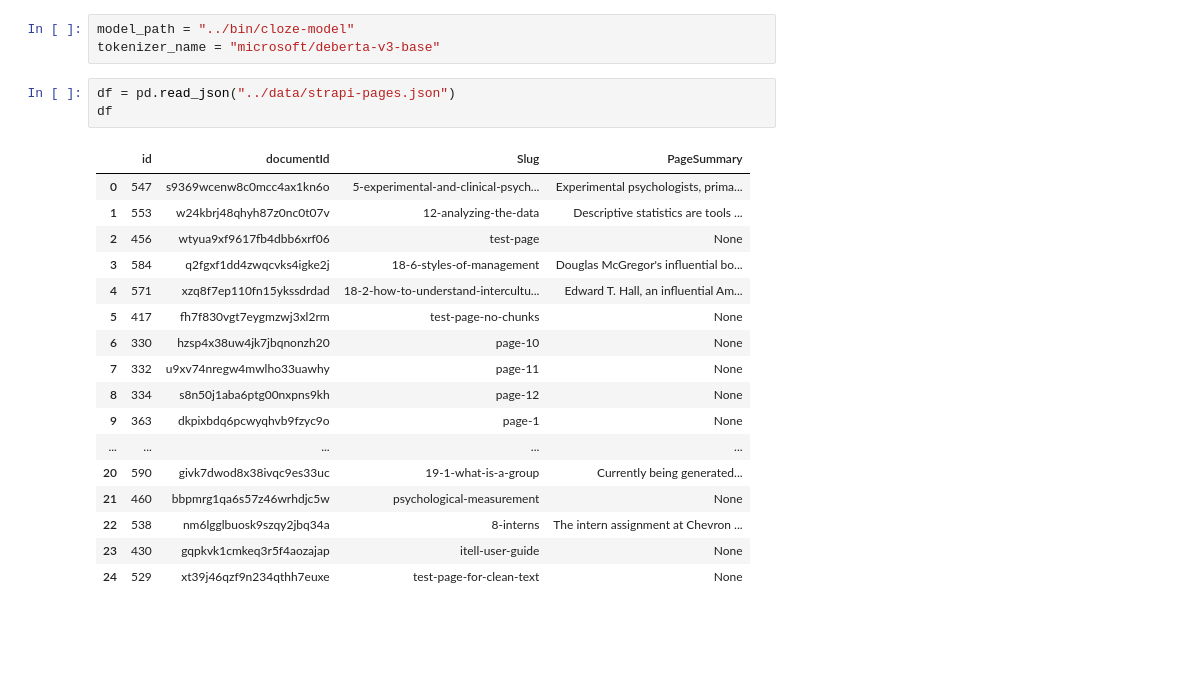
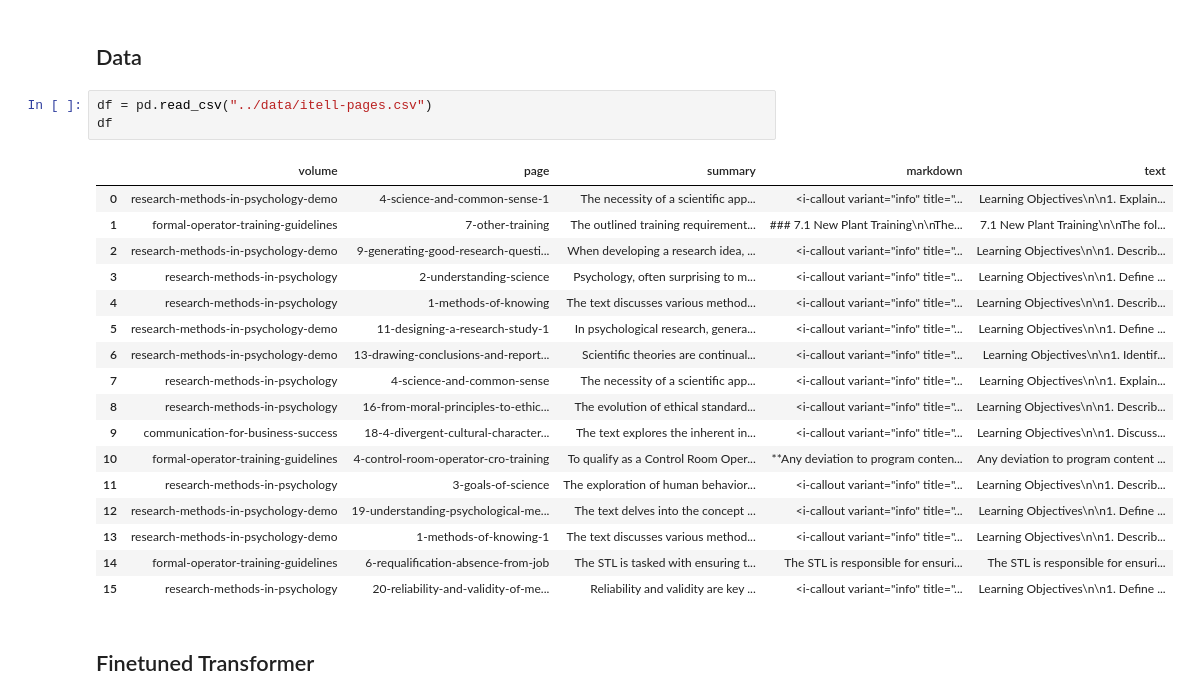
Before and after one commit to learlab/itell-cloze, a Jupyter notebook: src/2-generate-all-methods.ipynb, the cells around one changed output. Cells and saved outputs as stored; diff of their text form; blank space fills up the shorter version.

Commit message:
generate human evaluation set

```diff
--- a/src/2-generate-all-methods.ipynb
+++ b/src/2-generate-all-methods.ipynb
@@ -4,24 +20,25 @@ from transformers import pipeline, AutoTokenizer, AutoModelForMaskedLM
-# %%
-model_path = "../bin/cloze-model"
-tokenizer_name = "microsoft/deberta-v3-base"
+# %% [markdown]
+## Data
 # %%
-df = pd.read_json("../data/strapi-pages.json")
+df = pd.read_csv("../data/itell-pages.csv")
 df
 # %% [output]
-|  | id | documentId | Slug | PageSummary |
-| 0 | 547 | s9369wcenw8c0mcc4ax1kn6o | 5-experimental-and-clinical-psych... | Experimental psychologists, prima... |
-| 1 | 553 | w24kbrj48qhyh87z0nc0t07v | 12-analyzing-the-data | Descriptive statistics are tools ... |
-| 2 | 456 | wtyua9xf9617fb4dbb6xrf06 | test-page | None |
-| 3 | 584 | q2fgxf1dd4zwqcvks4igke2j | 18-6-styles-of-management | Douglas McGregor's influential bo... |
-| 4 | 571 | xzq8f7ep110fn15ykssdrdad | 18-2-how-to-understand-intercultu... | Edward T. Hall, an influential Am... |
-| 5 | 417 | fh7f830vgt7eygmzwj3xl2rm | test-page-no-chunks | None |
-| 6 | 330 | hzsp4x38uw4jk7jbqnonzh20 | page-10 | None |
-| 7 | 332 | u9xv74nregw4mwlho33uawhy | page-11 | None |
-| 8 | 334 | s8n50j1aba6ptg00nxpns9kh | page-12 | None |
-| 9 | 363 | dkpixbdq6pcwyqhvb9fzyc9o | page-1 | None |
-| ... | ... | ... | ... | ... |
-| 20 | 590 | givk7dwod8x38ivqc9es33uc | 19-1-what-is-a-group | Currently being generated... |
-| 21 | 460 | bbpmrg1qa6s57z46wrhdjc5w | psychological-measurement | None |
-| 22 | 538 | nm6lgglbuosk9szqy2jbq34a | 8-interns | The intern assignment at Chevron ... |
-| 23 | 430 | gqpkvk1cmkeq3r5f4aozajap | itell-user-guide | None |
-| 24 | 529 | xt39j46qzf9n234qthh7euxe | test-page-for-clean-text | None |
+|  | volume | page | summary | markdown | text |
+| 0 | research-methods-in-psychology-demo | 4-science-and-common-sense-1 | The necessity of a scientific app... | <i-callout variant="info" title="... | Learning Objectives\n\n1. Explain... |
+| 1 | formal-operator-training-guidelines | 7-other-training | The outlined training requirement... | ### 7.1 New Plant Training\n\nThe... | 7.1 New Plant Training\n\nThe fol... |
+| 2 | research-methods-in-psychology-demo | 9-generating-good-research-questi... | When developing a research idea, ... | <i-callout variant="info" title="... | Learning Objectives\n\n1. Describ... |
+| 3 | research-methods-in-psychology | 2-understanding-science | Psychology, often surprising to m... | <i-callout variant="info" title="... | Learning Objectives\n\n1. Define ... |
+| 4 | research-methods-in-psychology | 1-methods-of-knowing | The text discusses various method... | <i-callout variant="info" title="... | Learning Objectives\n\n1. Describ... |
+| 5 | research-methods-in-psychology-demo | 11-designing-a-research-study-1 | In psychological research, genera... | <i-callout variant="info" title="... | Learning Objectives\n\n1. Define ... |
+| 6 | research-methods-in-psychology-demo | 13-drawing-conclusions-and-report... | Scientific theories are continual... | <i-callout variant="info" title="... | Learning Objectives\n\n1. Identif... |
+| 7 | research-methods-in-psychology | 4-science-and-common-sense | The necessity of a scientific app... | <i-callout variant="info" title="... | Learning Objectives\n\n1. Explain... |
+| 8 | research-methods-in-psychology | 16-from-moral-principles-to-ethic... | The evolution of ethical standard... | <i-callout variant="info" title="... | Learning Objectives\n\n1. Describ... |
+| 9 | communication-for-business-success | 18-4-divergent-cultural-character... | The text explores the inherent in... | <i-callout variant="info" title="... | Learning Objectives\n\n1. Discuss... |
+| 10 | formal-operator-training-guidelines | 4-control-room-operator-cro-training | To qualify as a Control Room Oper... | **Any deviation to program conten... | Any deviation to program content ... |
+| 11 | research-methods-in-psychology | 3-goals-of-science | The exploration of human behavior... | <i-callout variant="info" title="... | Learning Objectives\n\n1. Describ... |
+| 12 | research-methods-in-psychology-demo | 19-understanding-psychological-me... | The text delves into the concept ... | <i-callout variant="info" title="... | Learning Objectives\n\n1. Define ... |
+| 13 | research-methods-in-psychology-demo | 1-methods-of-knowing-1 | The text discusses various method... | <i-callout variant="info" title="... | Learning Objectives\n\n1. Describ... |
+| 14 | formal-operator-training-guidelines | 6-requalification-absence-from-job | The STL is tasked with ensuring t... | The STL is responsible for ensuri... | The STL is responsible for ensuri... |
+| 15 | research-methods-in-psychology | 20-reliability-and-validity-of-me... | Reliability and validity are key ... | <i-callout variant="info" title="... | Learning Objectives\n\n1. Define ... |
+# %% [markdown]
+## Finetuned Transformer
```
Also changed, not shown: parts of 12 cells of this notebook, 5 other files.
